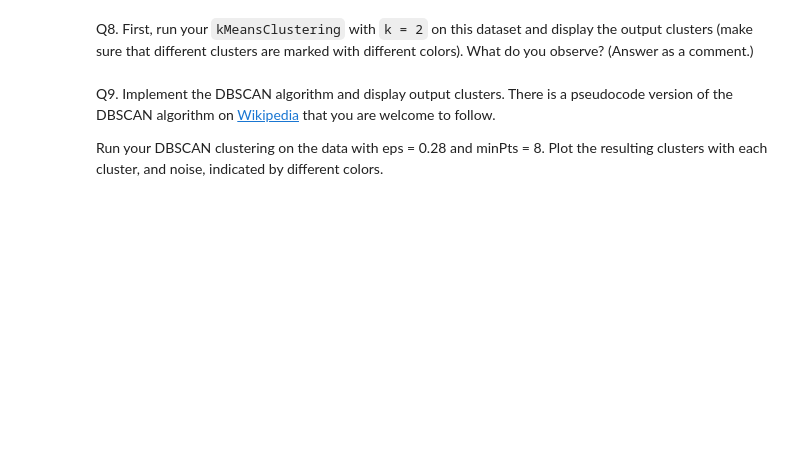
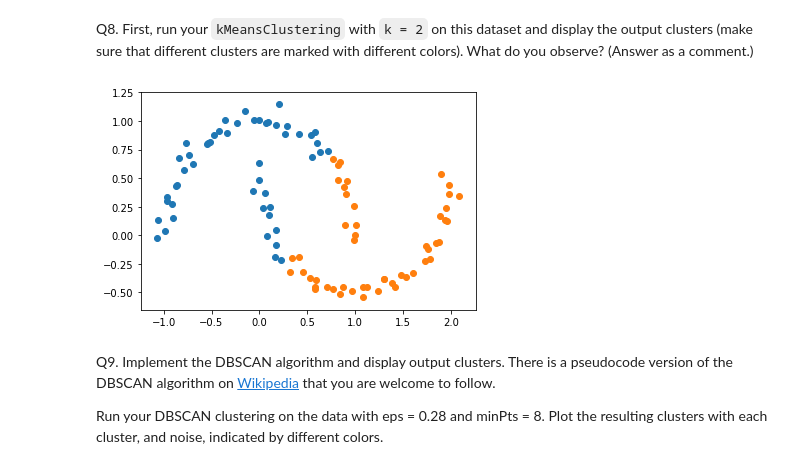
Before and after one commit to Stephen-AI/Data-Mining, a Jupyter notebook: HW4/HW4 - Clustering.ipynb, the cells around one changed output. Cells and saved outputs as stored; diff of their text form; code cells hidden in the pictures; blank space fills up the shorter version.

```diff
--- a/HW4/HW4 - Clustering.ipynb
+++ b/HW4/HW4 - Clustering.ipynb
@@ -149,3 +153,15 @@ Q8. First, run your `kMeansClustering` with `k = 2` on this dataset and display
+# %%
+# your code goes here
+centroids, clusters = kMeansClustering(data, 2)
+fig = plt.figure()
+axes = fig.add_subplot(1, 1, 1)
+for cluster in clusters:
+    x, y = zip(*cluster)
+    axes.scatter(x, y)
+
+# k-means fails to accurately cluster the data because the data is non-globular
+# %% [output]
+[figure, added]
 # %% [markdown]
 Q9. Implement the DBSCAN algorithm and display output clusters. There is a  pseudocode version of the DBSCAN algorithm on [Wikipedia](https://en.wikipedia.org/wiki/DBSCAN#Algorithm) that you are welcome to follow.
 
```
Also changed, not shown: parts of 22 cells of this notebook.
